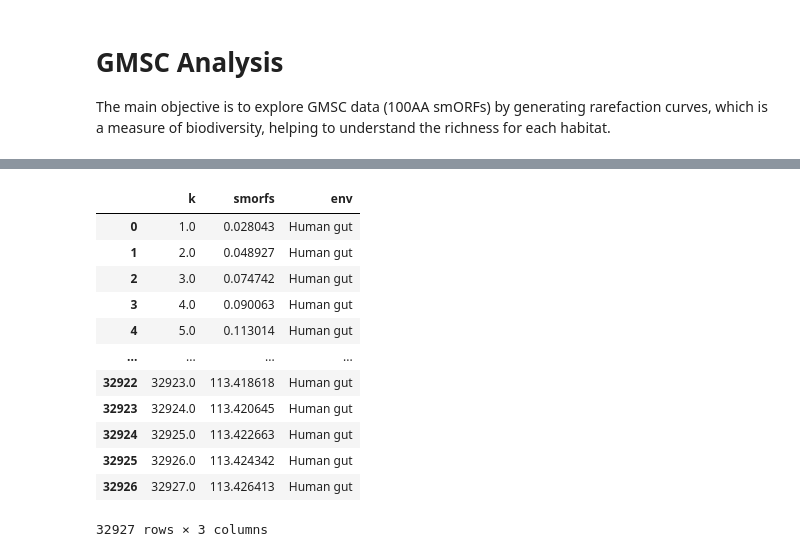
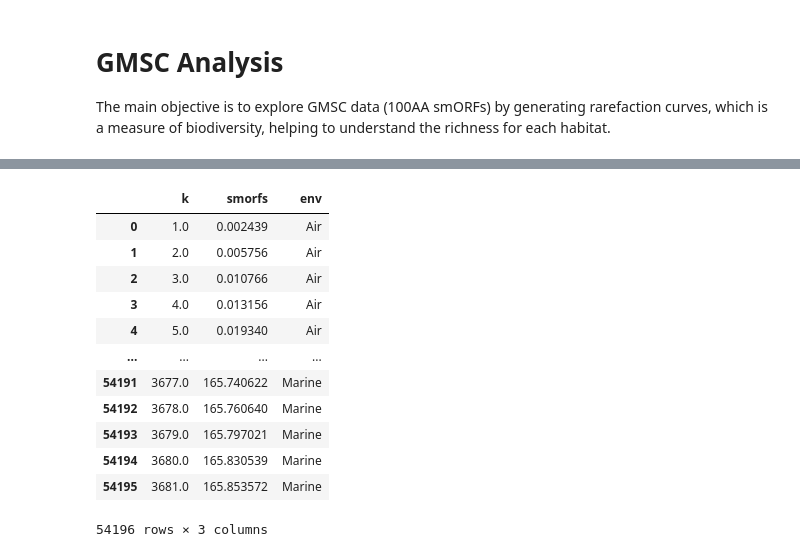
Before and after one commit to BigDataBiology/Duan2023__GMSCv1_Construction_And_Analysis, a Jupyter notebook: rarefaction/gmsc_analysis.ipynb, the cells around one changed output, grey strips where cells are left out. Drawn from its saved outputs; the diff is of its cells as text; code cells hidden in the pictures.

```diff
--- a/rarefaction/gmsc_analysis.ipynb
+++ b/rarefaction/gmsc_analysis.ipynb
@@ -42,41 +119,38 @@ habitat2color = {
 # %%
 n_perms = 24
 
-results_dir = 'rarefaction_results/high/'
+results_dir = 'rarefaction_results/general/'
 
 high_envs = os.listdir(results_dir)
 
-envs_df = pd.DataFrame()
+df_list = []
 
 for env in high_envs:
     df = pd.concat([pd.read_csv(results_dir + env + '/perm_' + str(i) + '.tsv', sep = '\t') for i in range(n_perms)]).groupby(level=0).mean()
     df['smorfs'] = df['smorfs']/1e6
     df['env'] = env.replace('_', ' ').replace('-', '/').capitalize()
 
-    envs_df = envs_df.append(df)
+    df_list.append(df)
+
+envs_df = pd.concat(df_list)
 
 envs_df = envs_df.reset_index(drop=True)
+
+envs_df
+# %% [output]
+|  | k | smorfs | env |
+| 0 | 1.0 | 0.002439 | Air |
+| 1 | 2.0 | 0.005756 | Air |
+| 2 | 3.0 | 0.010766 | Air |
+| 3 | 4.0 | 0.013156 | Air |
+| 4 | 5.0 | 0.019340 | Air |
+| ... | ... | ... | ... |
+| 54191 | 3677.0 | 165.740622 | Marine |
+| 54192 | 3678.0 | 165.760640 | Marine |
+| 54193 | 3679.0 | 165.797021 | Marine |
+| 54194 | 3680.0 | 165.830539 | Marine |
+| 54195 | 3681.0 | 165.853572 | Marine |
+54196 rows × 3 columns
-# %%
-env = 'human_gut'
-human_df = pd.concat([pd.read_csv(results_dir + env + '/perm_' + str(i) + '.tsv', sep = '\t') for i in range(n_perms)]).groupby(level=0).mean()
-human_df['smorfs'] = human_df['smorfs']/1e6
-human_df['env'] = env.replace('_', ' ').replace('-', '/').capitalize()
-
-human_df
-# %% [output]
-|  | k | smorfs | env |
-| 0 | 1.0 | 0.028043 | Human gut |
-| 1 | 2.0 | 0.048927 | Human gut |
-| 2 | 3.0 | 0.074742 | Human gut |
-| 3 | 4.0 | 0.090063 | Human gut |
-| 4 | 5.0 | 0.113014 | Human gut |
-| ... | ... | ... | ... |
-| 32922 | 32923.0 | 113.418618 | Human gut |
-| 32923 | 32924.0 | 113.420645 | Human gut |
-| 32924 | 32925.0 | 113.422663 | Human gut |
-| 32925 | 32926.0 | 113.424342 | Human gut |
-| 32926 | 32927.0 | 113.426413 | Human gut |
-32927 rows × 3 columns
 # %%
 sns.set_context("talk")
 
```
Also changed, not shown: parts of 6 cells of this notebook, 2 other files.
